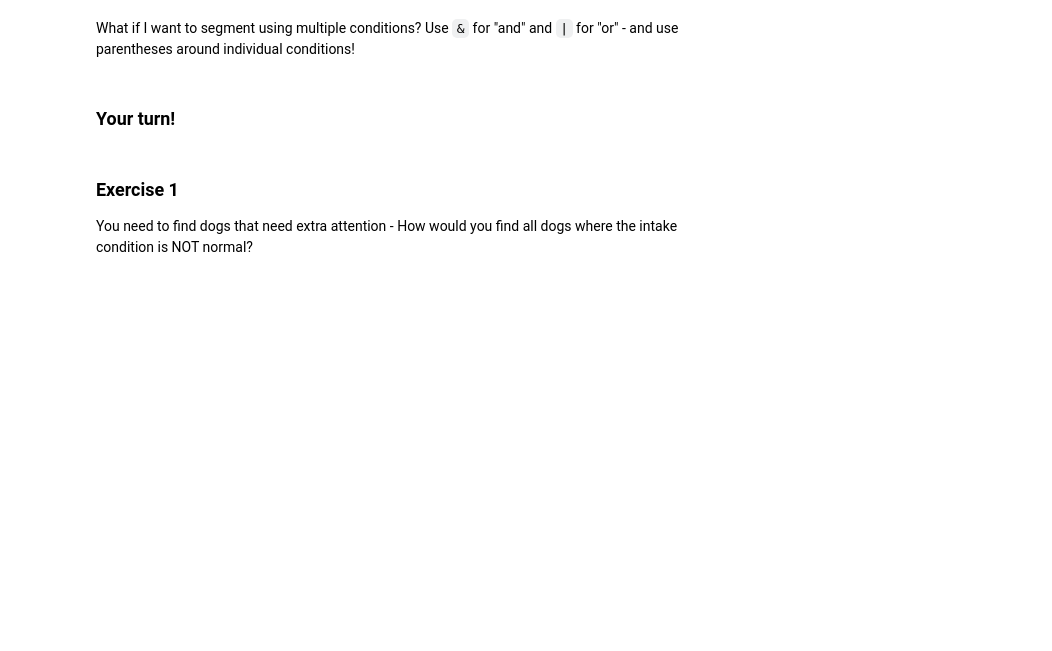
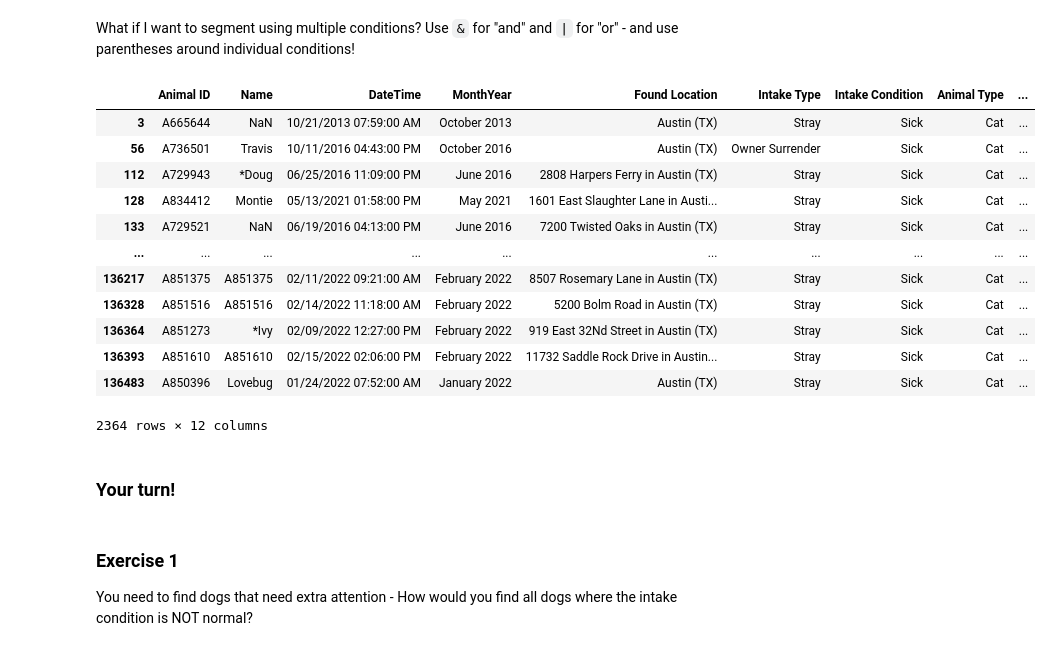
Before and after one commit to ThomasHChapman/DS-Live-051622, a Jupyter notebook: Phase1/Introducing-Pandas-DataFrames.ipynb, the cells around one changed output. Drawn from its saved outputs; the diff is of its cells as text; code cells hidden in the pictures; blank space fills up the shorter version.

```diff
--- a/Phase1/Introducing-Pandas-DataFrames.ipynb
+++ b/Phase1/Introducing-Pandas-DataFrames.ipynb
@@ -302,5 +486,6 @@ How can we add this to the bottom of our dataset?
 Adding a column is very easy in `pandas`. Let's add a new column to our dataset called "test", and set all of its values to 0.
 # %%
 # Create a new column, 'test', where every value in the col is 0
+full_df['test'] = 0
 # %%
 # Sanity check
@@ -311,2 +502,9 @@ But we don't need that - let's drop that column.
+# %%
+# Drop that test column
+full_df.drop('test', axis=1, inplace=True)
+
+#axis=1 specifies we want to drop column as opposed to row.
+#inplace=True will overwrite the existing variable, eliminating the need to set a new variable or overwrite.
+#errored here because I ran the code twice :D
 # %%
 # Sanity check
@@ -316,6 +522,7 @@ We can also do math with columns, or use mathematical notation to combine column
 We don't have any numeric data in this current dataset. But we can still create a combined "Type" column that combines the values of our Intake Type and Animal Type columns.
 # %%
 # Create a new column, 'Type', from the two 'Type' columns
+full_df['Type'] =
 # %%
 # Sanity check
 # %% [markdown]
@@ -366,7 +617,23 @@ We can return only certain columns when we do this, by adding an argument after
 # %% [markdown]
 What if I want to segment using multiple conditions? Use `&` for "and" and `|` for "or" - and use parentheses around individual conditions!
 # %%
-# Find all the Stray Cats taken in during or after 2020
+# Find all the Cats taken in during or after 2020
+sick_cats_df = full_df.loc[(full_df['Animal Type'] == 'Cat') & (full_df['Intake Condition'] == 'Sick')]
+sick_cats_df
+# %% [output]
+|  | Animal ID | Name | DateTime | MonthYear | Found Location | Intake Type | Intake Condition | Animal Type | ... |
+| 3 | A665644 | NaN | 10/21/2013 07:59:00 AM | October 2013 | Austin (TX) | Stray | Sick | Cat | ... |
+| 56 | A736501 | Travis | 10/11/2016 04:43:00 PM | October 2016 | Austin (TX) | Owner Surrender | Sick | Cat | ... |
+| 112 | A729943 | *Doug | 06/25/2016 11:09:00 PM | June 2016 | 2808 Harpers Ferry in Austin (TX) | Stray | Sick | Cat | ... |
+| 128 | A834412 | Montie | 05/13/2021 01:58:00 PM | May 2021 | 1601 East Slaughter Lane in Austi... | Stray | Sick | Cat | ... |
+| 133 | A729521 | NaN | 06/19/2016 04:13:00 PM | June 2016 | 7200 Twisted Oaks in Austin (TX) | Stray | Sick | Cat | ... |
+| ... | ... | ... | ... | ... | ... | ... | ... | ... | ... |
+| 136217 | A851375 | A851375 | 02/11/2022 09:21:00 AM | February 2022 | 8507 Rosemary Lane in Austin (TX) | Stray | Sick | Cat | ... |
+| 136328 | A851516 | A851516 | 02/14/2022 11:18:00 AM | February 2022 | 5200 Bolm Road in Austin (TX) | Stray | Sick | Cat | ... |
+| 136364 | A851273 | *Ivy | 02/09/2022 12:27:00 PM | February 2022 | 919 East 32Nd Street in Austin (TX) | Stray | Sick | Cat | ... |
+| 136393 | A851610 | A851610 | 02/15/2022 02:06:00 PM | February 2022 | 11732 Saddle Rock Drive in Austin... | Stray | Sick | Cat | ... |
+| 136483 | A850396 | Lovebug | 01/24/2022 07:52:00 AM | January 2022 | Austin (TX) | Stray | Sick | Cat | ... |
+2364 rows × 12 columns
 # %% [markdown]
 ### Your turn!
 # %% [markdown]
```
Also changed, not shown: parts of 45 cells of this notebook.
